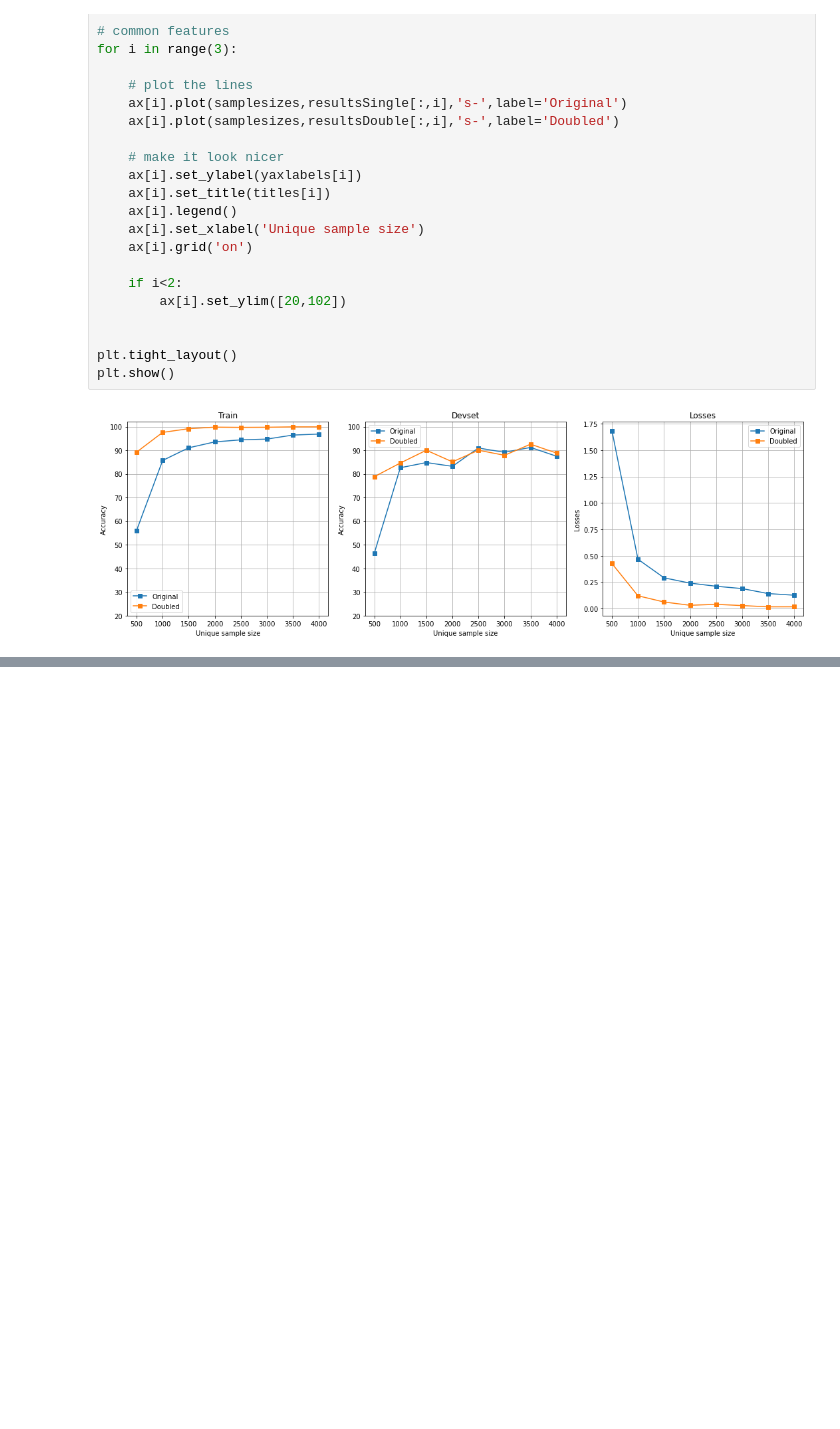
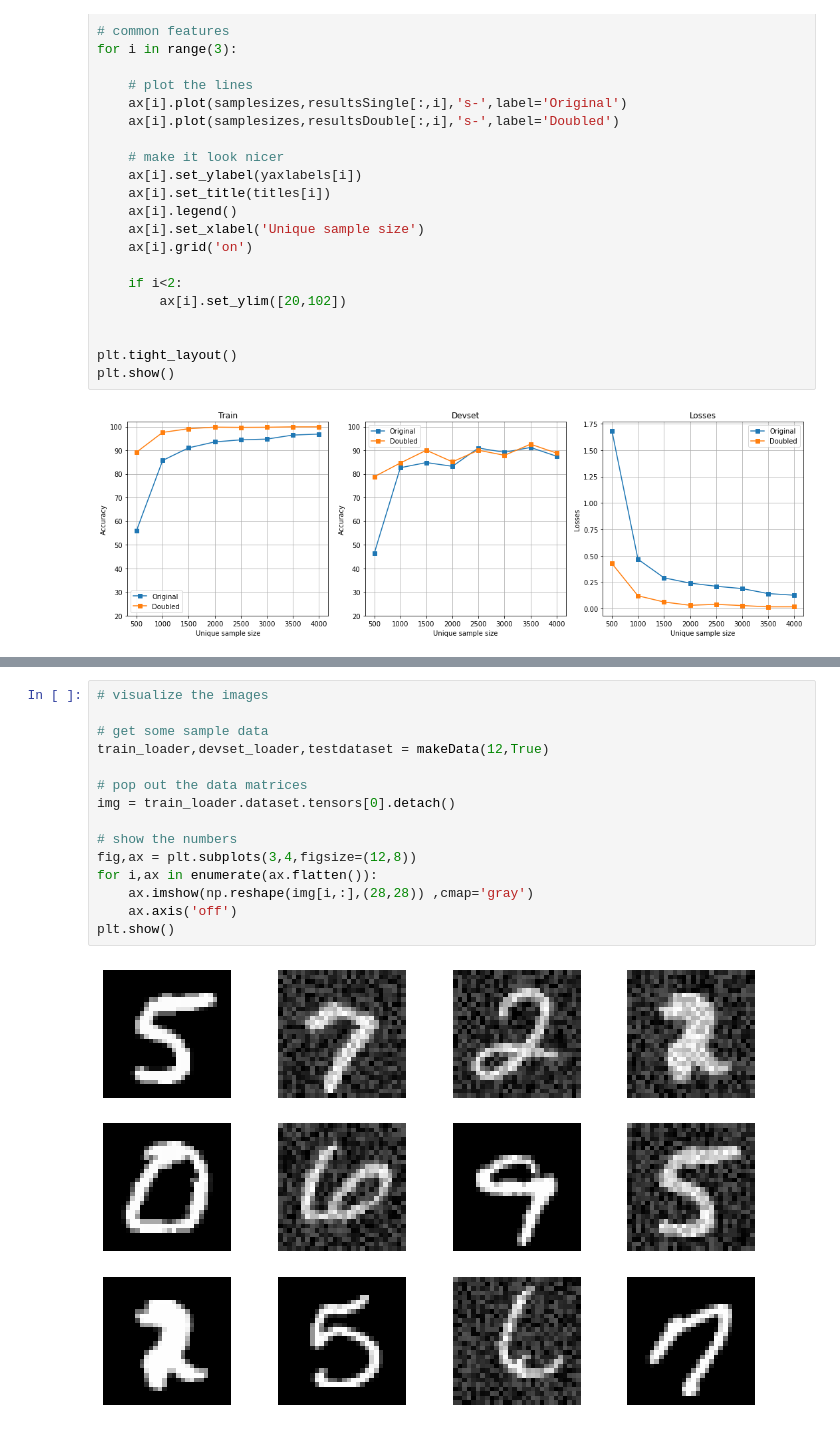
Before and after one commit to yashasvirp/Udemy_DL, a Jupyter notebook: src/More on Data in DL.ipynb, the cells around one changed output, grey strips where cells are left out. Cells and saved outputs as stored; diff of their text form; blank space fills up the shorter version.

Commit message:
Reorganized 'more on data in DL' content and added the updated model

```diff
--- a/src/More on Data in DL.ipynb
+++ b/src/More on Data in DL.ipynb
@@ -636,0 +710,17 @@ plt.show()
+# %%
+# visualize the images
+
+# get some sample data
+train_loader,devset_loader,testdataset = makeData(12,True)
+
+# pop out the data matrices
+img = train_loader.dataset.tensors[0].detach()
+
+# show the numbers
+fig,ax = plt.subplots(3,4,figsize=(12,8))
+for i,ax in enumerate(ax.flatten()):
+    ax.imshow(np.reshape(img[i,:],(28,28)) ,cmap='gray')
+    ax.axis('off')
+plt.show()
+# %% [output]
+[figure, added]
```
Also changed, not shown: parts of 32 cells of this notebook, 1 other file.
